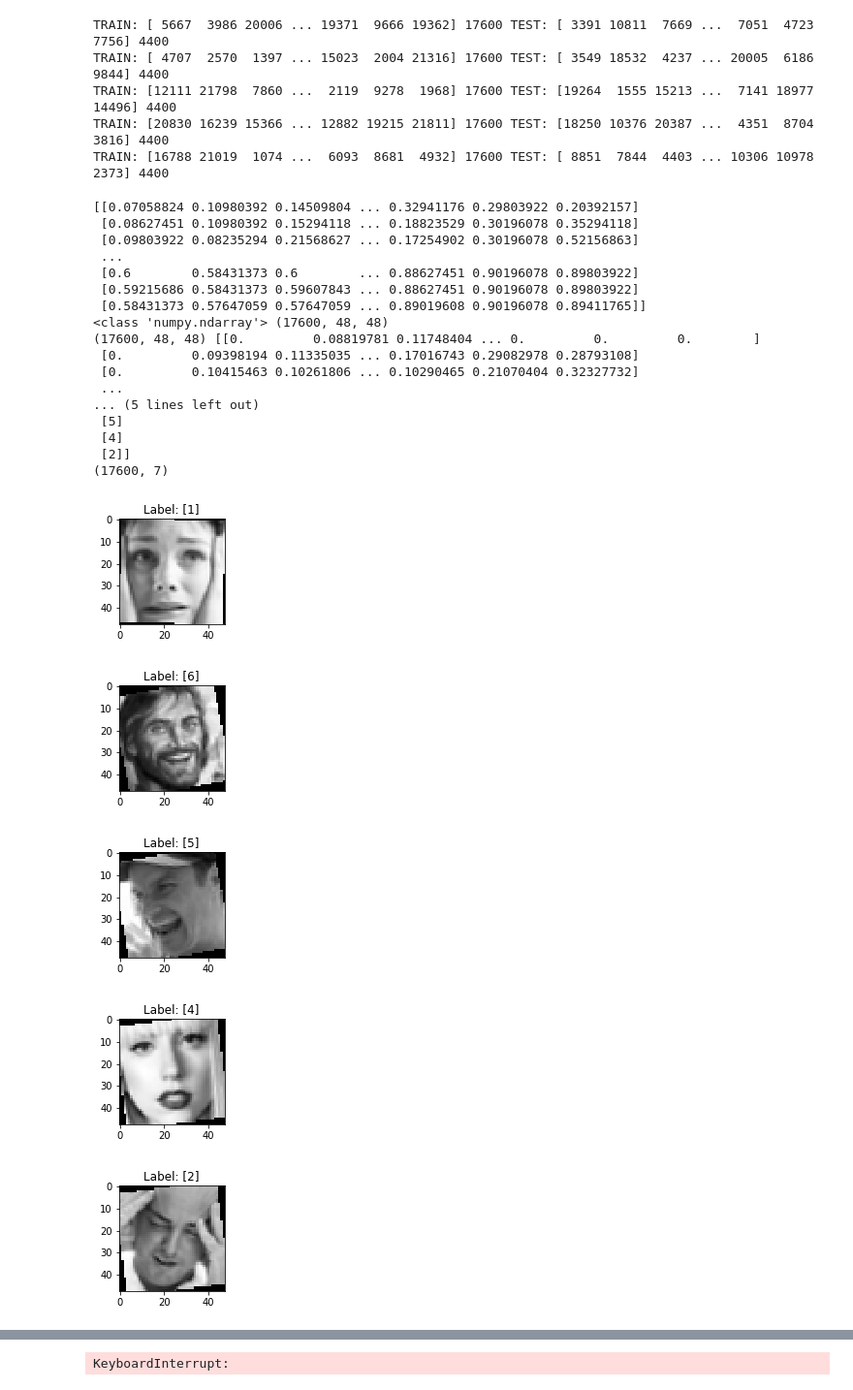
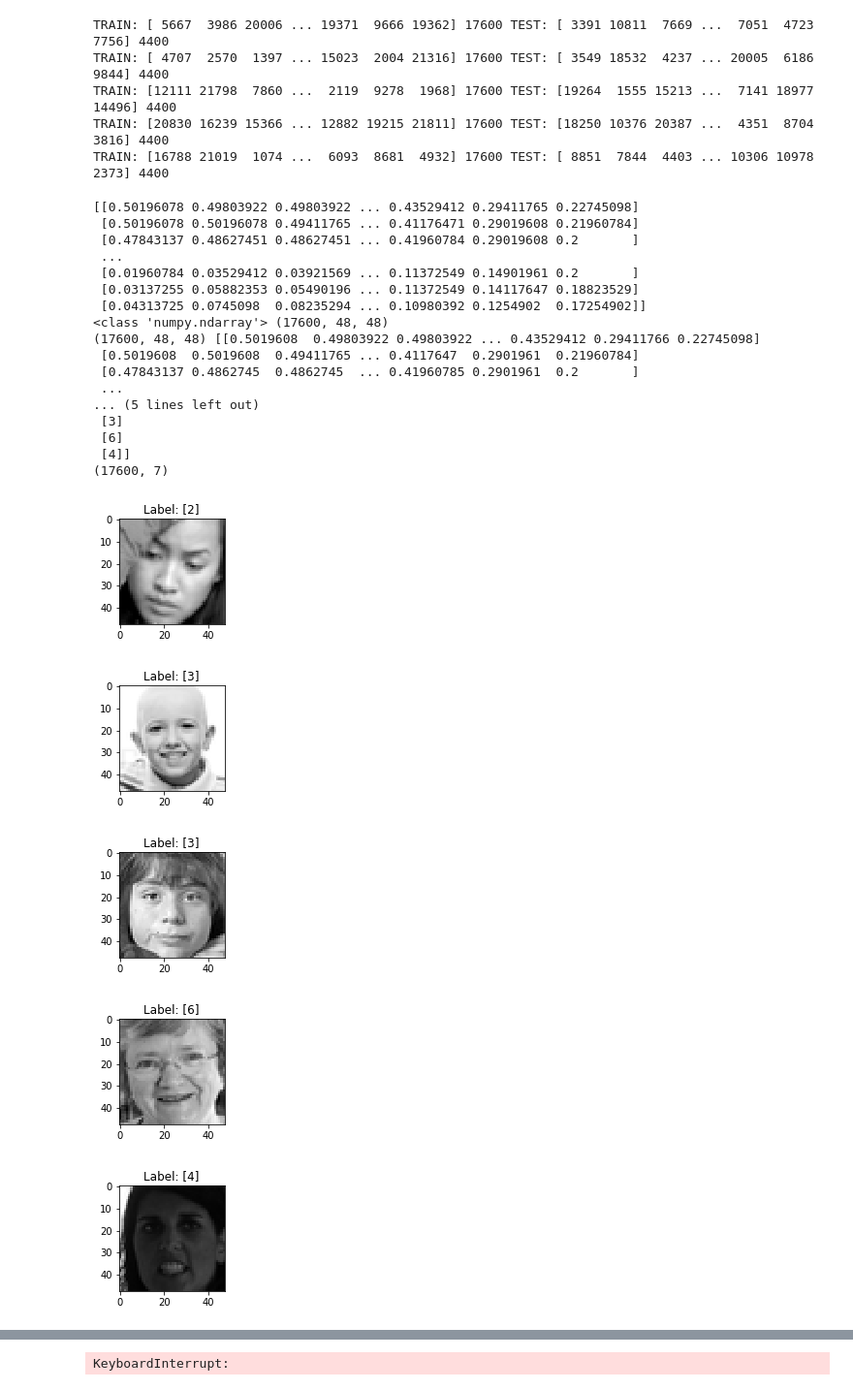
Before and after one commit to frankShih/face_classification_keras, a Jupyter notebook: expression_classification.ipynb, the cells around one changed output, grey strips where cells are left out. Shown at 97% size. Cells and saved outputs as stored; diff of their text form; code cells hidden in the pictures.

```diff
--- a/expression_classification.ipynb
+++ b/expression_classification.ipynb
@@ -144,7 +144,7 @@ TRAIN: [20830 16239 15366 ... 12882 19215 21811] 17600 TEST: [18250 10376 20387
 TRAIN: [16788 21019  1074 ...  6093  8681  4932] 17600 TEST: [ 8851  7844  4403 ... 10306 10978  2373] 4400
 # %%
 # ------------------------ image data augmentation --------------------------
-trainX = np.load("datasets/trainX_split5.npy")
+trainX = np.load("datasets/trainX_split4.npy")
 print(trainX[0])
 print(type(trainX[0]), trainX.shape)
 
@@ -153,59 +153,59 @@ trainX = trainX.reshape(trainX.shape[0], 48, 48, 1).astype('float32')
 
 from keras.preprocessing.image import ImageDataGenerator, array_to_img, img_to_array, load_img
 
-datagen = ImageDataGenerator(fill_mode='constant', rotation_range=20)
+# datagen = ImageDataGenerator(fill_mode='constant', rotation_range=20)
 # datagen = ImageDataGenerator(fill_mode='constant', shear_range=20)
 # datagen = ImageDataGenerator(fill_mode='constant', zoom_range=0.3)
-# datagen = ImageDataGenerator(fill_mode='constant', horizontal_flip=True)
+datagen = ImageDataGenerator(fill_mode='constant', horizontal_flip=True)
 datagen.fit(trainX)
 counter=0
 trainX_aug = []
 trainY_aug = []
 generate_amount=len(trainX)
 
 for bx, by in datagen.flow(trainX, trainY, batch_size=1, shuffle=False):
     counter+=1
     if counter>generate_amount: break
 
     bx=np.squeeze(bx, axis=3)
 #     bx=np.squeeze(bx, axis=0)
     trainX_aug.append(bx)
     trainY_aug.append(by)
 
 trainX_aug = np.concatenate(trainX_aug, axis=0).reshape(generate_amount, 48, 48)
 print(trainX_aug.shape, trainX_aug[0])
 # for t in temp:
 #     plot_image(t)
 trainY_aug = np.vstack(trainY_aug)
 print(trainY_aug.shape, trainY_aug[:5])
 
-np.save("datasets/trainX_split_rotate5", trainX_aug)
+np.save("datasets/trainX_split_flip4", trainX_aug)
 
 trainY_oneHot_aug = np_utils.to_categorical(trainY_aug)
 print(trainY_oneHot_aug.shape)
 for i in range(5):
     plot_image(trainX_aug[i].reshape(48, 48), trainY_aug[i])
 # %% [output]
-[[0.07058824 0.10980392 0.14509804 ... 0.32941176 0.29803922 0.20392157]
- [0.08627451 0.10980392 0.15294118 ... 0.18823529 0.30196078 0.35294118]
- [0.09803922 0.08235294 0.21568627 ... 0.17254902 0.30196078 0.52156863]
+[[0.50196078 0.49803922 0.49803922 ... 0.43529412 0.29411765 0.22745098]
+ [0.50196078 0.50196078 0.49411765 ... 0.41176471 0.29019608 0.21960784]
+ [0.47843137 0.48627451 0.48627451 ... 0.41960784 0.29019608 0.2       ]
  ...
- [0.6        0.58431373 0.6        ... 0.88627451 0.90196078 0.89803922]
- [0.59215686 0.58431373 0.59607843 ... 0.88627451 0.90196078 0.89803922]
- [0.58431373 0.57647059 0.57647059 ... 0.89019608 0.90196078 0.89411765]]
+ [0.01960784 0.03529412 0.03921569 ... 0.11372549 0.14901961 0.2       ]
+ [0.03137255 0.05882353 0.05490196 ... 0.11372549 0.14117647 0.18823529]
+ [0.04313725 0.0745098  0.08235294 ... 0.10980392 0.1254902  0.17254902]]
 <class 'numpy.ndarray'> (17600, 48, 48)
-(17600, 48, 48) [[0.         0.08819781 0.11748404 ... 0.         0.         0.        ]
- [0.         0.09398194 0.11335035 ... 0.17016743 0.29082978 0.28793108]
- [0.         0.10415463 0.10261806 ... 0.10290465 0.21070404 0.32327732]
+(17600, 48, 48) [[0.5019608  0.49803922 0.49803922 ... 0.43529412 0.29411766 0.22745098]
+ [0.5019608  0.5019608  0.49411765 ... 0.4117647  0.2901961  0.21960784]
+ [0.47843137 0.4862745  0.4862745  ... 0.41960785 0.2901961  0.2       ]
  ...
 ... (5 lines left out)
- [5]
- [4]
- [2]]
+ [3]
+ [6]
+ [4]]
 (17600, 7)
-[figure, old version]
+[figure, new version]
-[figure, old version]
+[figure, new version]
-[figure, old version]
+[figure, new version]
-[figure, old version]
+[figure, new version]
-[figure, old version]
+[figure, new version]
 # %%
```
Also changed, not shown: parts of 6 cells of this notebook, 3 other files.
